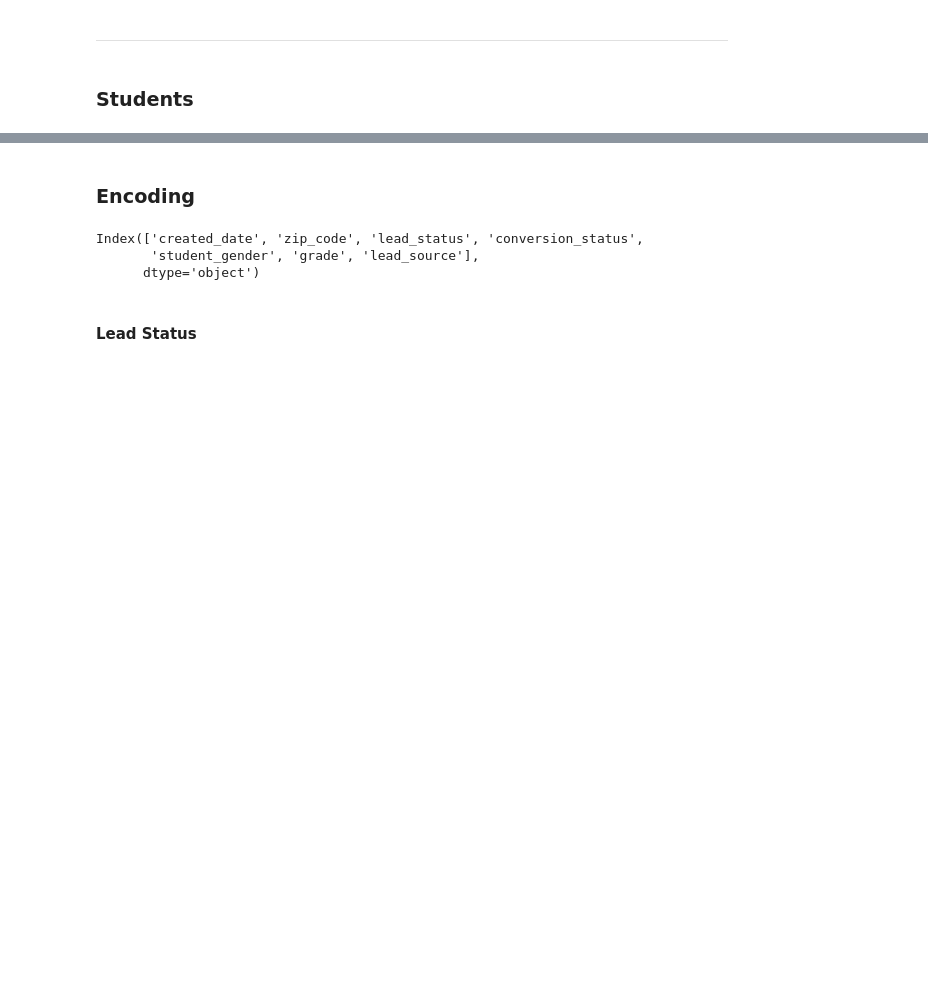
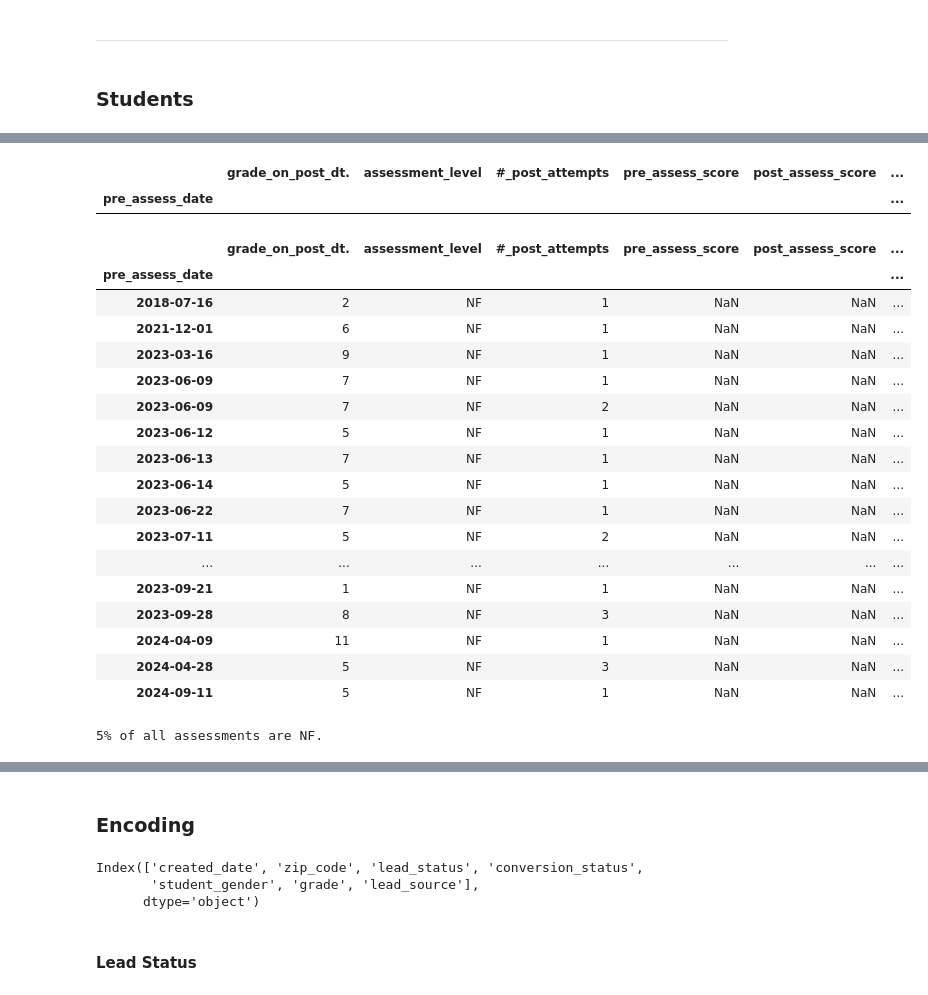
Before and after one commit to elijahlopez94/trends_in_supplemental_education_program, a Jupyter notebook: eda_notebook.ipynb, the cells around one changed output, grey strips where cells are left out. Cells and saved outputs as stored; diff of their text form; code cells hidden in the pictures; blank space fills up the shorter version.

Commit message:
Start assessment_progress data cleaning

```diff
--- a/eda_notebook.ipynb
+++ b/eda_notebook.ipynb
@@ -92,13 +92,13 @@ def perform_tukeys_hsd(df, group_col, value_col, alpha):
 leads = pd.read_csv('data/location_1/leads.csv')
 leads = standardize_columns(leads)
 
-# # Accounts
+# Accounts
 accounts = pd.read_csv('data/location_1/accounts.csv')
 accounts = standardize_columns(accounts)
 
-# # Students
-# students = pd.read_csv('data/location_1/students.csv')
-# students = standardize_columns(students)
+# Assessment Progress
+assessment_progress = pd.read_csv('data/location_1/assessment_progress.csv')
+assessment_progress = standardize_columns(assessment_progress)
 # %% [markdown]
 ### Leads
 # %%
@@ -1149,0 +1171,4 @@ ___
+# %%
+assessment_progress['pre_assess_date'] = pd.to_datetime(assessment_progress['pre_assess_date'])
+assessment_progress.sort_values(by='pre_assess_date', ascending=True, inplace=True)
+assessment_progress.set_index('pre_assess_date', inplace=True)
@@ -1149,0 +1256,6 @@ ___
+# %%
+# Use grade_map to replace 'K' and 'College'
+assessment_progress['grade_on_post_dt.'] = assessment_progress['grade_on_post_dt.'].replace(grade_map)
+
+# Make post_assess_date datetime
+assessment_progress['post_assess_date'] = pd.to_datetime(assessment_progress['post_assess_date'])
@@ -1149,0 +1272,42 @@ ___
+# %%
+# Will use median grade to fill nulls
+assessment_progress.loc[assessment_progress['grade_on_post_dt.'].isna() == True]
+# %% [output]
+|  | grade_on_post_dt. | assessment_level | #_post_attempts | pre_assess_score | post_assess_score | ... |
+| pre_assess_date |  |  |  |  |  | ... |
+# %%
+# Find the median post grade for each level assessment
+median_post_grade_per_assessment_level = assessment_progress.groupby(['assessment_level'])['grade_on_post_dt.'].median()
+
+# Fill nulls with median value
+assessment_progress['grade_on_post_dt.'] = assessment_progress['grade_on_post_dt.'].fillna(
+    assessment_progress['assessment_level'].map(median_post_grade_per_assessment_level)
+)
+# %%
+# NF type assessment gets assigned a mastery level, not a numeric score.
+# This accounts for all 18 nulls in each other category.
+assessment_progress.loc[assessment_progress['pre_assess_score'].isna() == True]
+# %% [output]
+|  | grade_on_post_dt. | assessment_level | #_post_attempts | pre_assess_score | post_assess_score | ... |
+| pre_assess_date |  |  |  |  |  | ... |
+| 2018-07-16 | 2 | NF | 1 | NaN | NaN | ... |
+| 2021-12-01 | 6 | NF | 1 | NaN | NaN | ... |
+| 2023-03-16 | 9 | NF | 1 | NaN | NaN | ... |
+| 2023-06-09 | 7 | NF | 1 | NaN | NaN | ... |
+| 2023-06-09 | 7 | NF | 2 | NaN | NaN | ... |
+| 2023-06-12 | 5 | NF | 1 | NaN | NaN | ... |
+| 2023-06-13 | 7 | NF | 1 | NaN | NaN | ... |
+| 2023-06-14 | 5 | NF | 1 | NaN | NaN | ... |
+| 2023-06-22 | 7 | NF | 1 | NaN | NaN | ... |
+| 2023-07-11 | 5 | NF | 2 | NaN | NaN | ... |
+| ... | ... | ... | ... | ... | ... | ... |
+| 2023-09-21 | 1 | NF | 1 | NaN | NaN | ... |
+| 2023-09-28 | 8 | NF | 3 | NaN | NaN | ... |
+| 2024-04-09 | 11 | NF | 1 | NaN | NaN | ... |
+| 2024-04-28 | 5 | NF | 3 | NaN | NaN | ... |
+| 2024-09-11 | 5 | NF | 1 | NaN | NaN | ... |
+# %%
+percentage_nf_assessments = len(assessment_progress.loc[assessment_progress['pre_assess_score'].isna() == True]) / len(assessment_progress) * 100
+print(f'{percentage_nf_assessments:.0f}% of all assessments are NF.')
+# %% [output]
+5% of all assessments are NF.
```
Also changed, not shown: parts of 18 cells of this notebook.
